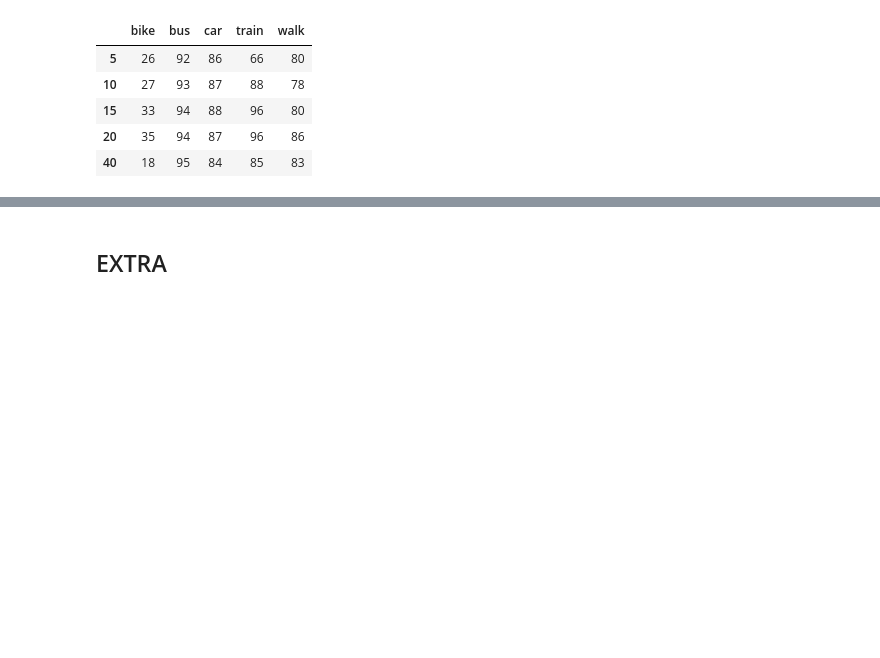
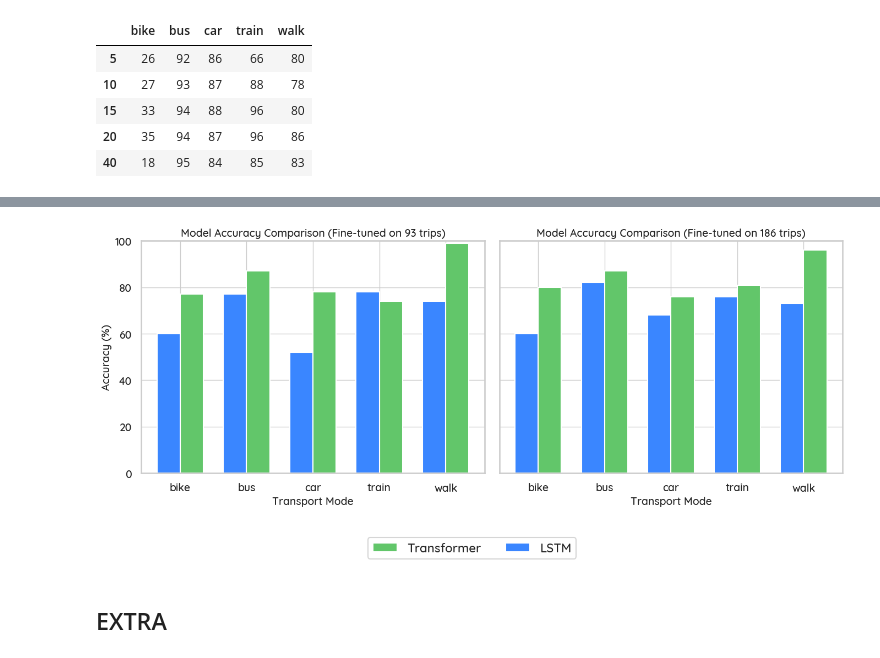
Before and after one commit to othmaneechc/SpeedTransformer, a Jupyter notebook: models/training_metrics/metrics.ipynb, the cells around one changed output, grey strips where cells are left out. Cells and saved outputs as stored; diff of their text form; code cells hidden in the pictures; blank space fills up the shorter version.

```diff
--- a/models/training_metrics/metrics.ipynb
+++ b/models/training_metrics/metrics.ipynb
@@ -568,3 +599,67 @@ plt.show()
+# %%
+import matplotlib.pyplot as plt
+import seaborn as sns
+import numpy as np
+
+# Set the style and colors
+colors = ['#3A86FF', '#62C66A']
+sns.set_theme(style="whitegrid",
+              palette="dark",
+              font="Quicksand Medium",
+              rc={
+                "grid.linewidth": 1,
+                "xtick.labelsize": 14,
+                "ytick.labelsize": 14,
+                "axes.titlesize": 14,
+                "axes.labelsize": 14,
+                "legend.frameon": True
+              },
+              context="talk")
+
+# Transport modes and accuracies for 1% and 2% of the data
+modes = ['bike', 'bus', 'car', 'train', 'walk']
+
+# 1% data accuracies
+lstm_1 = [60, 77, 52, 78, 74]
+transformer_1 = [77, 87, 78, 74, 99]
+
+# 2% data accuracies
+lstm_2 = [60, 82, 68, 76, 73]
+transformer_2 = [80, 87, 76, 81, 96]
+
+# Set the bar width
+bar_width = 0.35
+x = np.arange(len(modes))
+# Adjusting the plot to show both figures in one line with one legend
+fig, axs = plt.subplots(1, 2, figsize=(14, 8), sharey=True)
+
+# 1% data plot
+axs[0].bar(x + bar_width/2, transformer_1, bar_width, label='Transformer', color=colors[1])
+axs[0].bar(x - bar_width/2, lstm_1, bar_width, label='LSTM', color=colors[0])
+axs[0].set_xlabel('Transport Mode')
+axs[0].set_ylabel('Accuracy (%)')
+axs[0].set_title('Model Accuracy Comparison (Fine-tuned on 93 trips)')
+axs[0].set_xticks(x)
+axs[0].set_xticklabels(modes)
+axs[0].set_ylim(0, 100)
+
+# 2% data plot
+axs[1].bar(x + bar_width/2, transformer_2, bar_width, color=colors[1])
+axs[1].bar(x - bar_width/2, lstm_2, bar_width, color=colors[0])
+axs[1].set_xlabel('Transport Mode')
+axs[1].set_title('Model Accuracy Comparison (Fine-tuned on 186 trips)')
+axs[1].set_xticks(x)
+axs[1].set_xticklabels(modes)
+axs[1].set_ylim(0, 100)
+
+# Adding a common legend below both plots
+fig.legend(['Transformer','LSTM'], loc='lower center', ncol=2, fontsize=16, frameon=True)
+plt.tight_layout(rect=[0, 0.1, 1, 0.8])
+save_path = f"finetuning_geolife_classes.png"
+plt.savefig(save_path, dpi=300, bbox_inches='tight')
+plt.show()
+# %% [output]
+[figure, added]
 # %% [markdown]
 ## EXTRA
 # %%
```
Also changed, not shown: parts of 3 cells of this notebook, 1 other file.
